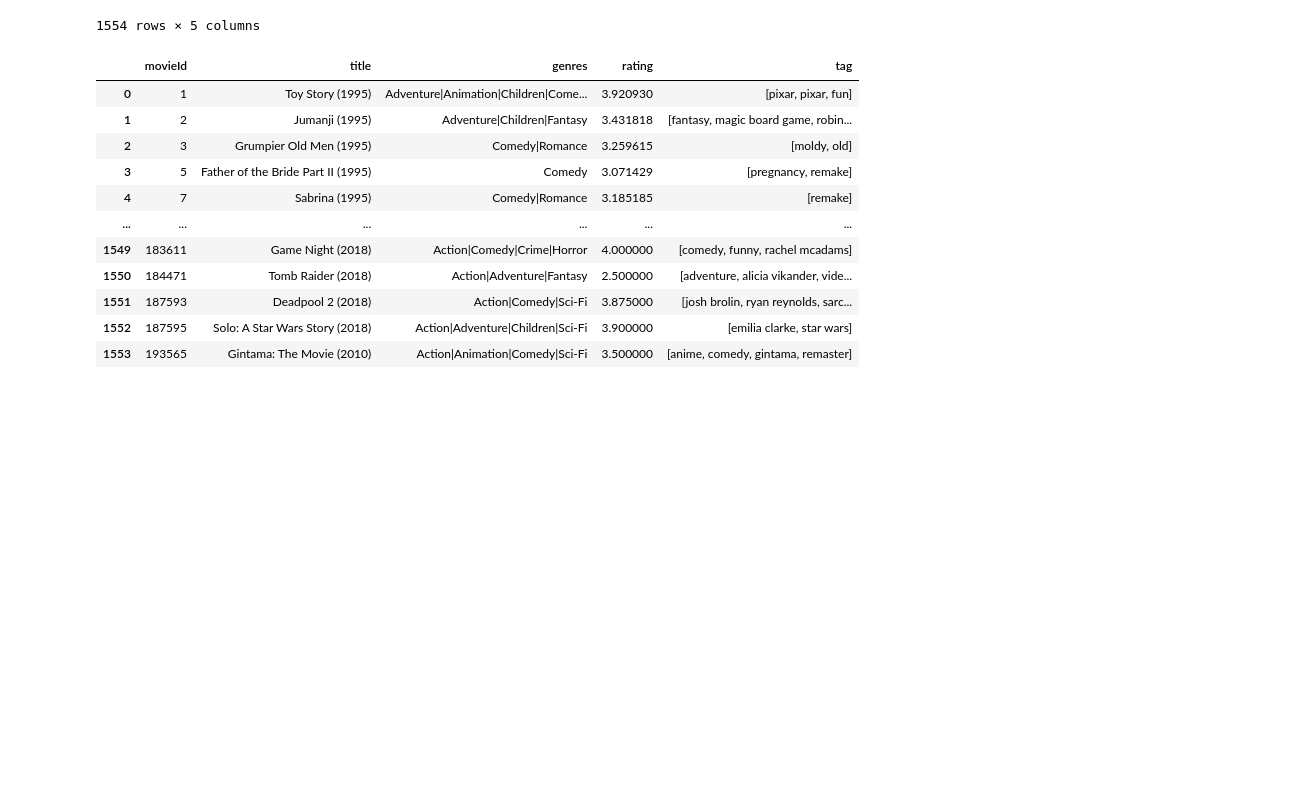
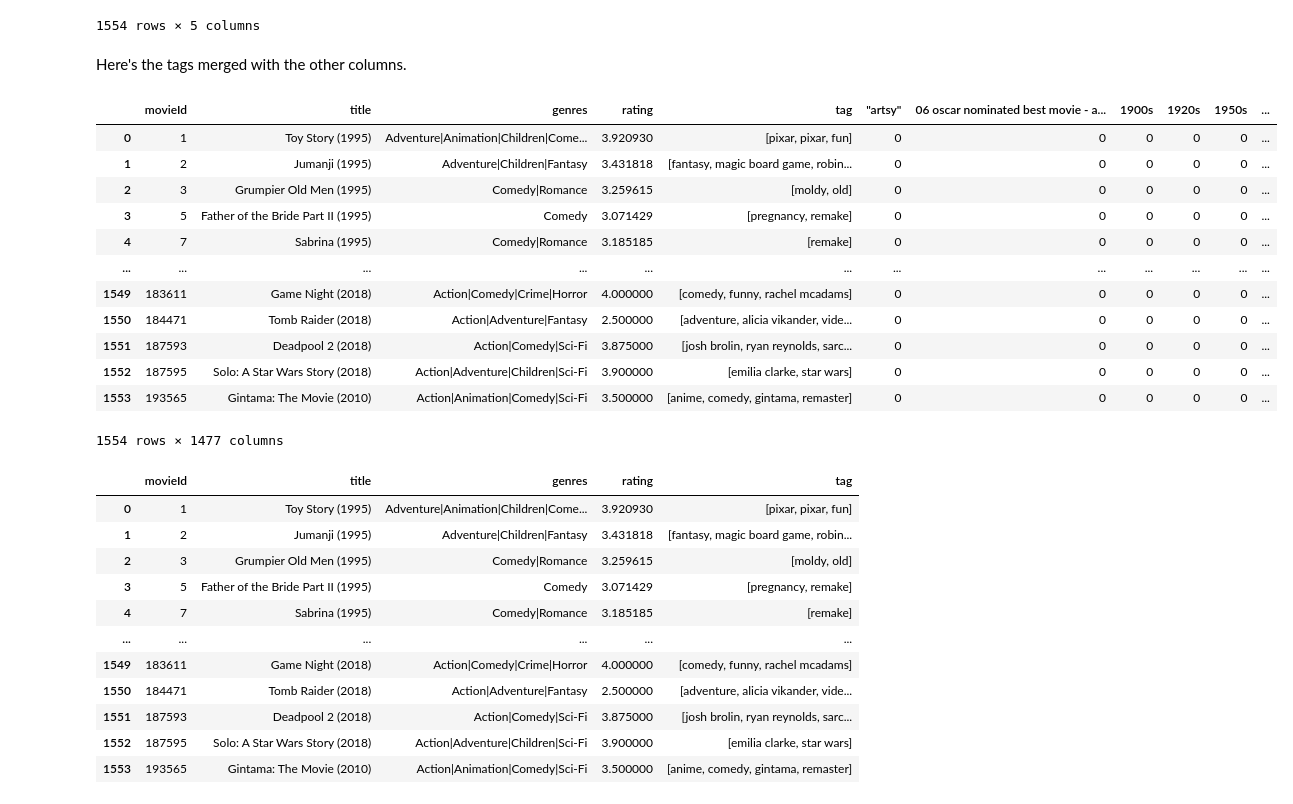
Before and after one commit to arfritzz/EECS731_3, a Jupyter notebook: notebooks/feature_engineering_tags.ipynb, the cells around one changed output. Cells and saved outputs as stored; diff of their text form; code cells hidden in the pictures; blank space fills up the shorter version.

```diff
--- a/notebooks/feature_engineering_tags.ipynb
+++ b/notebooks/feature_engineering_tags.ipynb
@@ -174,8 +196,25 @@ data_rt
 | 1552 | 187595 | Solo: A Star Wars Story (2018) | Action|Adventure|Children|Sci-Fi | 3.900000 | [emilia clarke, star wars] |
 | 1553 | 193565 | Gintama: The Movie (2010) | Action|Animation|Comedy|Sci-Fi | 3.500000 | [anime, comedy, gintama, remaster] |
 1554 rows × 5 columns
+# %% [markdown]
+Here's the tags merged with the other columns.
 # %%
 data_rt_OH = pd.merge(data_rt, tags_one_hot, left_index=True, right_index=True)
+data_rt_OH
+# %% [output]
+|  | movieId | title | genres | rating | tag | "artsy" | 06 oscar nominated best movie - a... | 1900s | 1920s | 1950s | ... |
+| 0 | 1 | Toy Story (1995) | Adventure|Animation|Children|Come... | 3.920930 | [pixar, pixar, fun] | 0 | 0 | 0 | 0 | 0 | ... |
+| 1 | 2 | Jumanji (1995) | Adventure|Children|Fantasy | 3.431818 | [fantasy, magic board game, robin... | 0 | 0 | 0 | 0 | 0 | ... |
+| 2 | 3 | Grumpier Old Men (1995) | Comedy|Romance | 3.259615 | [moldy, old] | 0 | 0 | 0 | 0 | 0 | ... |
+| 3 | 5 | Father of the Bride Part II (1995) | Comedy | 3.071429 | [pregnancy, remake] | 0 | 0 | 0 | 0 | 0 | ... |
+| 4 | 7 | Sabrina (1995) | Comedy|Romance | 3.185185 | [remake] | 0 | 0 | 0 | 0 | 0 | ... |
+| ... | ... | ... | ... | ... | ... | ... | ... | ... | ... | ... | ... |
+| 1549 | 183611 | Game Night (2018) | Action|Comedy|Crime|Horror | 4.000000 | [comedy, funny, rachel mcadams] | 0 | 0 | 0 | 0 | 0 | ... |
+| 1550 | 184471 | Tomb Raider (2018) | Action|Adventure|Fantasy | 2.500000 | [adventure, alicia vikander, vide... | 0 | 0 | 0 | 0 | 0 | ... |
+| 1551 | 187593 | Deadpool 2 (2018) | Action|Comedy|Sci-Fi | 3.875000 | [josh brolin, ryan reynolds, sarc... | 0 | 0 | 0 | 0 | 0 | ... |
+| 1552 | 187595 | Solo: A Star Wars Story (2018) | Action|Adventure|Children|Sci-Fi | 3.900000 | [emilia clarke, star wars] | 0 | 0 | 0 | 0 | 0 | ... |
+| 1553 | 193565 | Gintama: The Movie (2010) | Action|Animation|Comedy|Sci-Fi | 3.500000 | [anime, comedy, gintama, remaster] | 0 | 0 | 0 | 0 | 0 | ... |
+1554 rows × 1477 columns
 # %%
 data_rt
 # %% [output]
```
Also changed, not shown: parts of 8 cells of this notebook, 8 other files.
